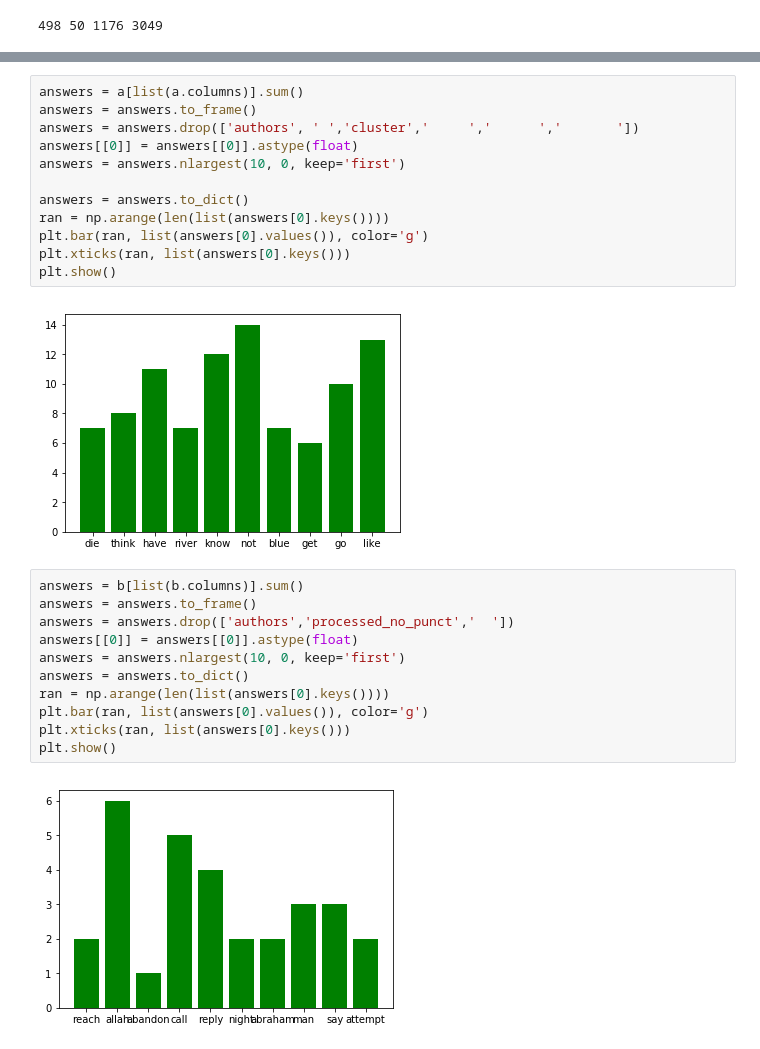
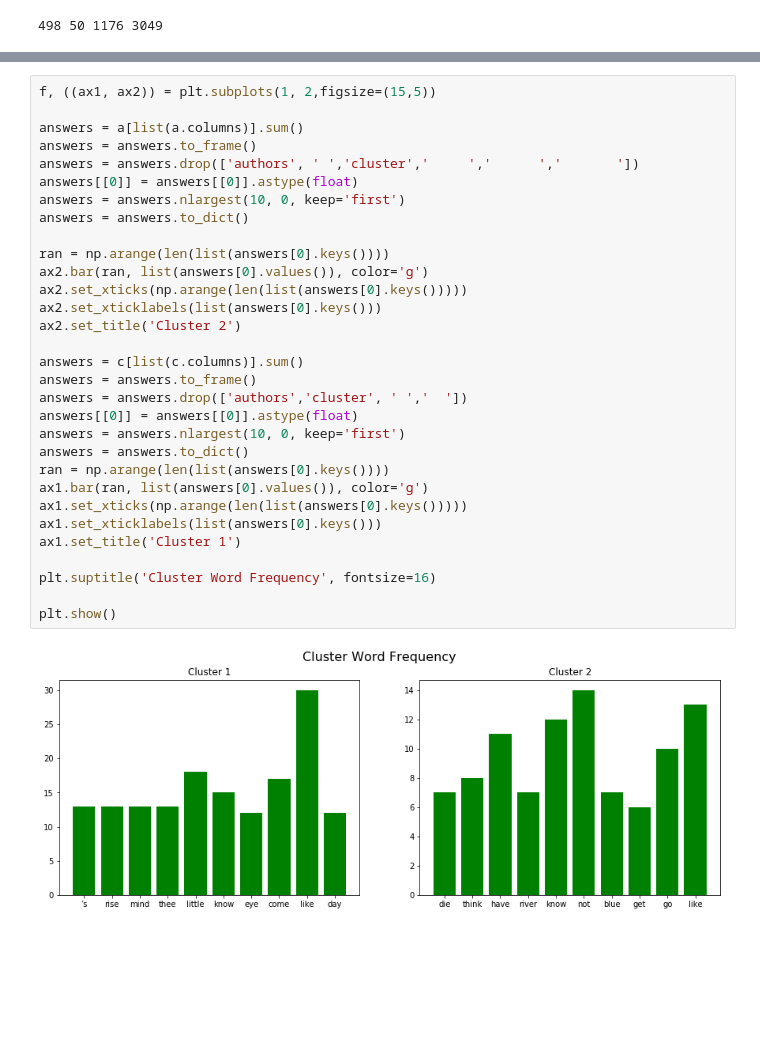
Before and after one commit to VincentG123/Poems, a Jupyter notebook: Unsupervised_Capstone_Poetry.ipynb, the cells around one changed output, grey strips where cells are left out. Cells and saved outputs as stored; diff of their text form; blank space fills up the shorter version.

```diff
--- a/Unsupervised_Capstone_Poetry.ipynb
+++ b/Unsupervised_Capstone_Poetry.ipynb
@@ -604,27 +605,33 @@ print(a.shape[1], b.shape[1], c.shape[1], hello.shape[1])
 # %%
+f, ((ax1, ax2)) = plt.subplots(1, 2,figsize=(15,5))
+
 answers = a[list(a.columns)].sum()
 answers = answers.to_frame()
 answers = answers.drop(['authors', ' ','cluster','     ','      ','       '])
 answers[[0]] = answers[[0]].astype(float)
 answers = answers.nlargest(10, 0, keep='first')
+answers = answers.to_dict()
 
+ran = np.arange(len(list(answers[0].keys())))
+ax2.bar(ran, list(answers[0].values()), color='g')
+ax2.set_xticks(np.arange(len(list(answers[0].keys()))))
+ax2.set_xticklabels(list(answers[0].keys()))
+ax2.set_title('Cluster 2')
+
+answers = c[list(c.columns)].sum()
+answers = answers.to_frame()
+answers = answers.drop(['authors','cluster', ' ','  '])
+answers[[0]] = answers[[0]].astype(float)
+answers = answers.nlargest(10, 0, keep='first')
 answers = answers.to_dict()
 ran = np.arange(len(list(answers[0].keys())))
-plt.bar(ran, list(answers[0].values()), color='g')
-plt.xticks(ran, list(answers[0].keys()))
+ax1.bar(ran, list(answers[0].values()), color='g')
+ax1.set_xticks(np.arange(len(list(answers[0].keys()))))
+ax1.set_xticklabels(list(answers[0].keys()))
+ax1.set_title('Cluster 1')
+
+plt.suptitle('Cluster Word Frequency', fontsize=16)
+
 plt.show()
 # %% [output]
-[figure, old version]
+[figure, new version]
-# %%
-answers = b[list(b.columns)].sum()
-answers = answers.to_frame()
-answers = answers.drop(['authors','processed_no_punct','  '])
-answers[[0]] = answers[[0]].astype(float)
-answers = answers.nlargest(10, 0, keep='first')
-answers = answers.to_dict()
-ran = np.arange(len(list(answers[0].keys())))
-plt.bar(ran, list(answers[0].values()), color='g')
-plt.xticks(ran, list(answers[0].keys()))
-plt.show()
-# %% [output]
-[figure, removed]
```
Also changed, not shown: parts of 40 cells of this notebook.
